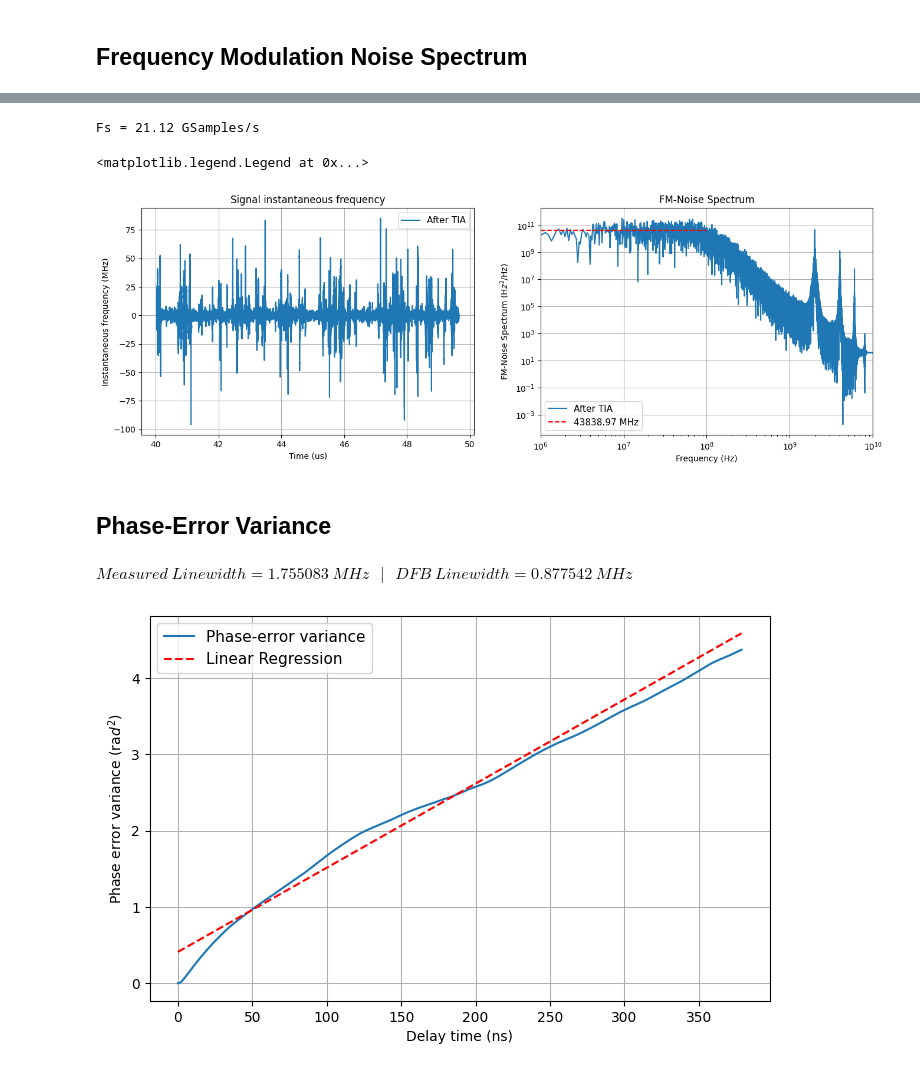
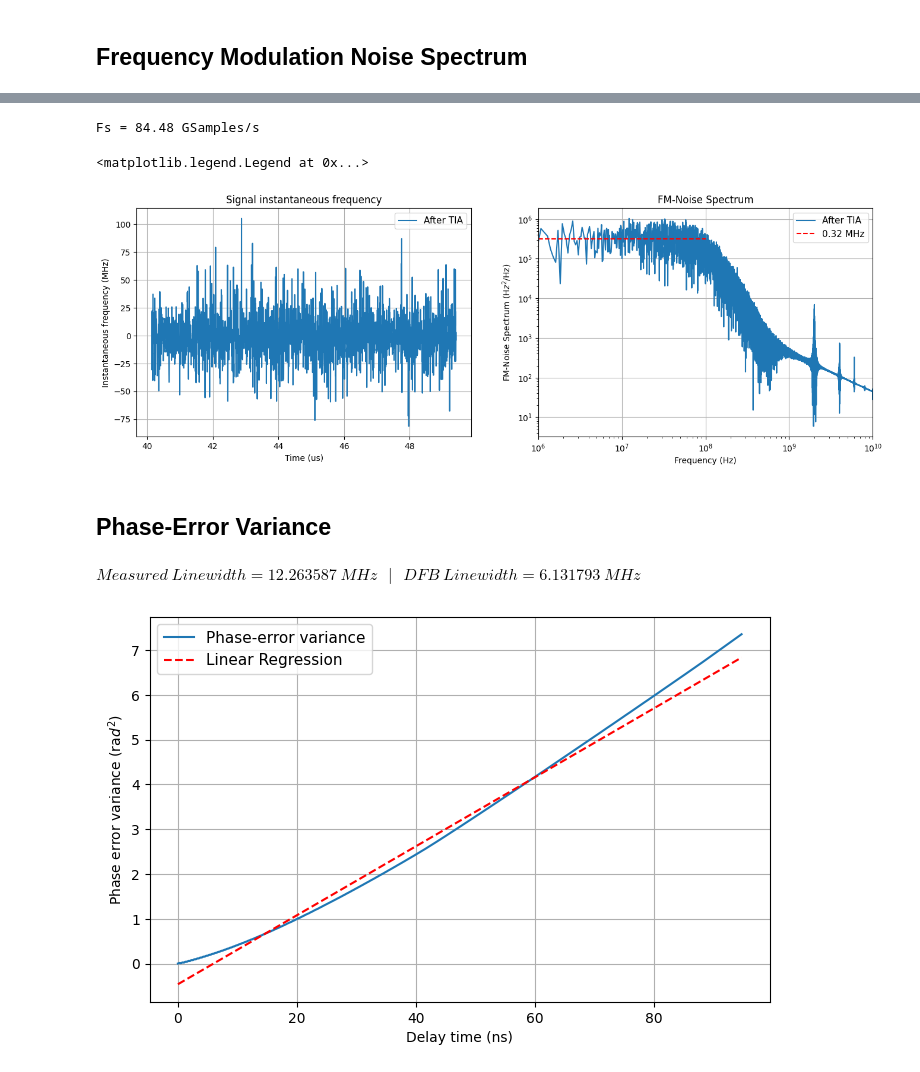
Before and after one commit to CaioRodrigues200/Laser-Study, a Jupyter notebook: Projects/Delayed_Self_Heterodyne/LorentzTesting.ipynb, the cells around one changed output, grey strips where cells are left out. Saved outputs shown, nothing was run; the diff lists cells and outputs as text; code cells hidden in the pictures.

```diff
--- a/Projects/Delayed_Self_Heterodyne/LorentzTesting.ipynb
+++ b/Projects/Delayed_Self_Heterodyne/LorentzTesting.ipynb
@@ -33,7 +33,7 @@ fontTitle = {'family':'serif', 'weight':'normal', 'size':20}
 # Parameters and simulation
 # %%
 # simulation parameters
-SpS = 64    # Samples per Symbol
+SpS = 64*4    # Samples per Symbol
 Rs = 330e6  # Symbol rate (for OOK case Rs = Rb)
 
 Tsymb = 1/Rs       # Symbol period in seconds
@@ -54,7 +54,6 @@ SMFGamma = 1.2       # Single Mode Fiber Nonlinear parameter (1/(W*km))
 SMFDisp = 16         # Single Mode Fiber Chromatic Dispersion parameter (ps/nm/km)
 tau = SMFLen/(c*1e-3)    # Fiber Delay
 
-bIdx = 2.63           # Modulation index of the electrical modulating signal
 mFreq = 2e9     # Frequency of the electrical modulating signal (Hz)
 mPhase = 0      # Phase of the electrical modulating signal (Radians)
 R = 1           # Photodiode Responsivity
@@ -63,7 +62,7 @@ tArray = np.arange(0,SpS*len(bitsTx))*Ts
 
 laser_parameters = parameters()
 laser_parameters.P = 10 # laser power [dBm]
-laser_parameters.lw = 1e6 # laser linewidth [Hz]
+laser_parameters.lw = 6e6 # laser linewidth [Hz]
 laser_parameters.RIN_var = 1e-20 # variance of the RIN noise
 laser_parameters.Fs = Fs # sampling rate [samples/s]
 laser_parameters.Ns = SpS*bitsTx.size # number of signal samples
@@ -74,5 +73,6 @@ print(f'Samples: {SpS*bitsTx.size}')
 print(f'Total sample time: {SpS*len(bitsTx)*Ts*1e6} us')
 print(f'Sampling period: {Ts*1e12} ps')
 print(f'Sampling frequency: {Fs*1e-9} Gsample/s')
-print(f'Linewidth: {laser_parameters.lw * 1e-3} kHz')
+print(f'Linewidth: {laser_parameters.lw * 1e-6} MHz')
+print(f'Power: {laser_parameters.P} dBm')
 # %% [output]
@@ -114,22 +227,27 @@ LinearFiber_parameters.D = SMFDisp          # [ps/nm/km] chromatic dispersion pa
 LinearFiber_parameters.Fc = c/lmbd  # [Hz] carrier frequency
 LinearFiber_parameters.Fs = Fs              # [Hz] sampling frequency
 
-TIACutFreq = 4e9  # TIA Filter cuttoff frequency in Hz
+bIdx = 2          # Modulation index of the electrical modulating signal
+vPi = 5               # Modulator vPi [Volts]
+
+TIACutFreq = 11e9  # TIA Filter cuttoff frequency in Hz
 TIAorder = 4  # TIA Filter order
 
 DemodCutFreq = 0.1e9  # Demodulation Filter cuttoff frequency in Hz
-Demodorder = 3  # Demodulation Filter order
+Demodorder = 4  # Demodulation Filter order
 
 tau = SMFLen/(c*1e-3)    # Fiber Delay
 shiftValue = int(len(tArray)*tau/tArray[-1])
 print(f'Delay: {tau*1e6} us')
+print(f'Attenuation value: {SMFAtt*SMFLen} dB')
 
-EUpper = linearFiberChannel(OptSig*np.sqrt(KConst),LinearFiber_parameters)
-EUpper = shift(EUpper,shiftValue,cval=EUpper[0])
+EUpper = linearFiberChannel(OptSig*np.sqrt(KConst),LinearFiber_parameters) # Upper arm Optical signal post fiber
+EUpper = shift(EUpper,shiftValue,cval=EUpper[0]) # Applying delay
 EUpper = EUpper[shiftValue:]
 
 carrier = OptSig*np.sqrt(1-KConst)*np.exp(KPhase*1j)  # Bottom arm Optical signal
-EBottom = carrier*np.exp(1j*bIdx*np.sin(2*np.pi*mFreq*tArray+mPhase))
+elecSig = vPi*bIdx*np.sin(2*np.pi*mFreq*tArray+mPhase) # Electrical signal for pm modulation
+EBottom = pm(carrier,elecSig,vPi)  # PM modulation
 EBottom = EBottom[shiftValue:]
 
 timeArray = tArray[shiftValue:]
@@ -158,6 +276,17 @@ w, h = signal.freqz(b, a, worN=1024, fs=Fs)
 FilteredQ_Sig = signal.lfilter(b, a, Q_Sig)
 FilteredI_Sig = signal.lfilter(b, a, I_Sig)
 
+# fir_coeffs = firwin(
+#     numtaps=8000,
+#     cutoff=2*DemodCutFreq/Fs,
+#     window='hamming',
+#     fs=Fs,
+#     pass_zero='lowpass'
+# )
+# w, h = freqz(fir_coeffs, worN=1024, fs=Fs)
+# FilteredI_Sig = lfilter(fir_coeffs, 1.0, I_Sig)
+# FilteredQ_Sig = lfilter(fir_coeffs, 1.0, Q_Sig)
+
 # Complex Signal Construction ------------------------------------------
 
 CplxSig = FilteredI_Sig + 1j*FilteredQ_Sig
@@ -239,39 +563,40 @@ fig, ax = plt.subplots(1,2)
 fig.set_figheight(5)
 fig.set_figwidth(16)
 
 StTime = np.min(timeArray*1e6) # Starting time post delay
 
-spectrum, freq = mlab.magnitude_spectrum(instFreq[200:], Fs=Fs, window=mlab.window_none,sides='onesided')
-spectrum = spectrum*np.conj(spectrum)
+spectrum, freq = mlab.magnitude_spectrum(instFreq[10000:-20000], Fs=Fs, window=mlab.window_none,sides='onesided')
+spectrum = spectrum
 
-ax[0].plot(timeArray[200:]*1e6,instFreq[200:]*1e-6, label='After TIA')
+ax[0].plot(timeArray[10000:-20000]*1e6,instFreq[10000:-20000]*1e-6, label='After TIA')
 ax[0].set_xlabel('Time (us)')
-# ax[0].set_xlim(StTime+10,StTime+11)
+# ax[0].set_xlim(StTime+0.1,StTime+0.3)
+# ax[0].set_ylim(-100,100)
 ax[0].set_ylabel('Instantaneous frequency (MHz)')
 ax[0].set_title(f'Signal instantaneous frequency')
 ax[0].grid()
 ax[0].legend(fontsize=11)
 
 cutLims = [1e6,1e8]
 initFreq = int(cutLims[0]/freq[-1]*len(freq))
 endFreq = int(cutLims[1]/freq[-1]*len(freq))
 Measurefreq = freq[initFreq:endFreq]
 Measurespectrum = spectrum[initFreq:endFreq]
 
 ax[1].plot(freq,spectrum, label='After TIA')
 ax[1].hlines(np.mean(Measurespectrum),xmin=cutLims[0], xmax=cutLims[1], color='red', linestyle='--', label=f'{np.round(np.mean(Measurespectrum)*1e-6,2)} MHz')
 ax[1].set_xscale('log')
 ax[1].set_yscale('log')
 ax[1].set_xlabel('Frequency (Hz)')
 ax[1].set_ylabel('FM-Noise Spectrum (H$z^2$/Hz)')
 ax[1].set_xlim(1e6 , 1e10)
 ax[1].set_title(f'FM-Noise Spectrum')
 ax[1].grid()
 ax[1].legend(fontsize=11)
 # %% [output]
-Fs = 21.12 GSamples/s
+Fs = 84.48 GSamples/s
 <matplotlib.legend.Legend at 0x...>
-[figure, old version]
+[figure, new version]
 # %% [markdown]
 ## Phase-Error Variance
 # %%
@@ -284,7 +609,7 @@ for i in range(len(ShiftArray)):
     phaseDiff = np.unwrap(np.angle(CplxSig)) - shift(np.unwrap(np.angle(CplxSig)),ShiftArray[i],cval=0)  # Instantaneous frequency
     varianceArray[i] = np.mean(phaseDiff[200+int(ShiftArray[i]):]**2)
 
-polyArray = np.polyfit(ShiftArray[:900]*Ts,varianceArray[:900],1)
+polyArray = np.polyfit(ShiftArray[:1000]*Ts,varianceArray[:1000],1)
 
 plt.figure(figsize=(8,5))
 plt.plot(ShiftArray*Ts*1e9,varianceArray,label='Phase-error variance')
@@ -296,5 +621,5 @@ plt.legend(fontsize=11)
 
 display(Math('Measured~Linewidth = %5.6f~MHz~~~|~~~DFB~Linewidth = %5.6f~MHz' %(polyArray[0]*1e-6/(2*np.pi) , (polyArray[0]*1e-6/(2*np.pi))/2 )))
 # %% [output]
-$\displaystyle Measured~Linewidth = 1.755083~MHz~~~|~~~DFB~Linewidth = 0.877542~MHz$
+$\displaystyle Measured~Linewidth = 12.263587~MHz~~~|~~~DFB~Linewidth = 6.131793~MHz$
-[figure, old version]
+[figure, new version]
```
Also changed, not shown: parts of 13 cells of this notebook, 1 other file.
